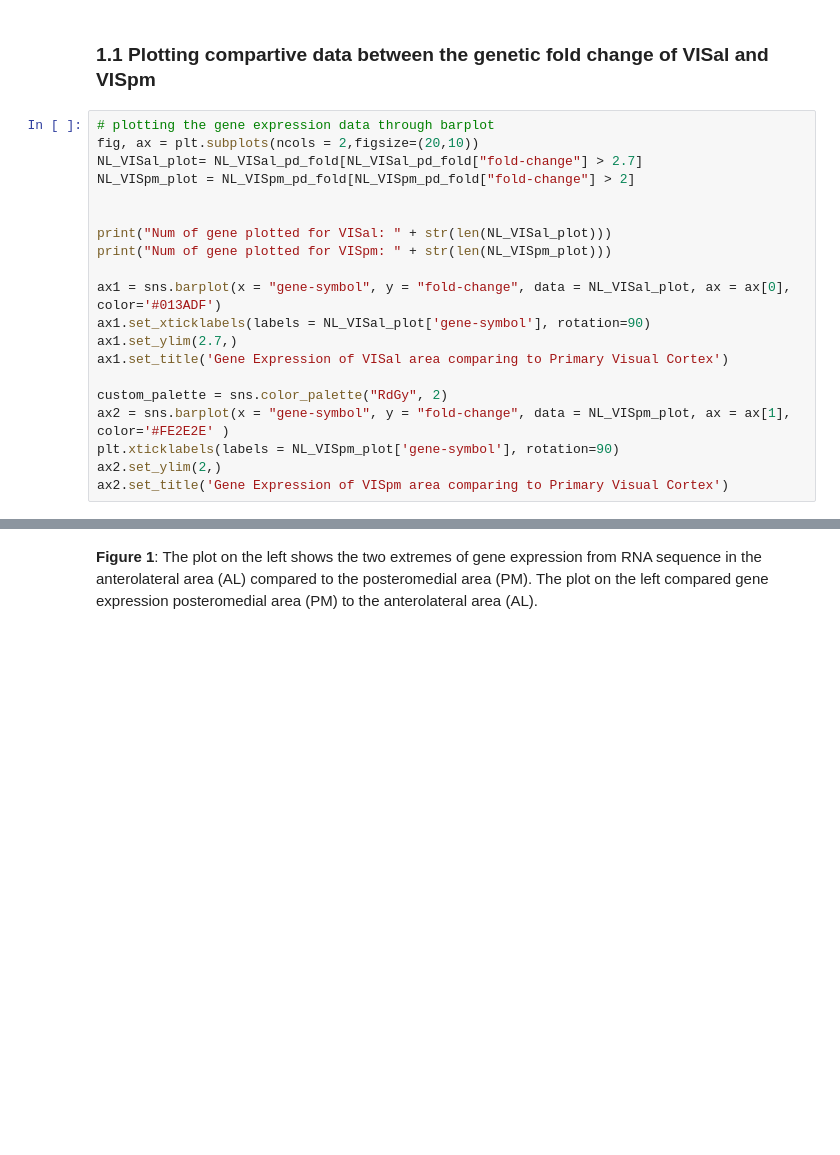
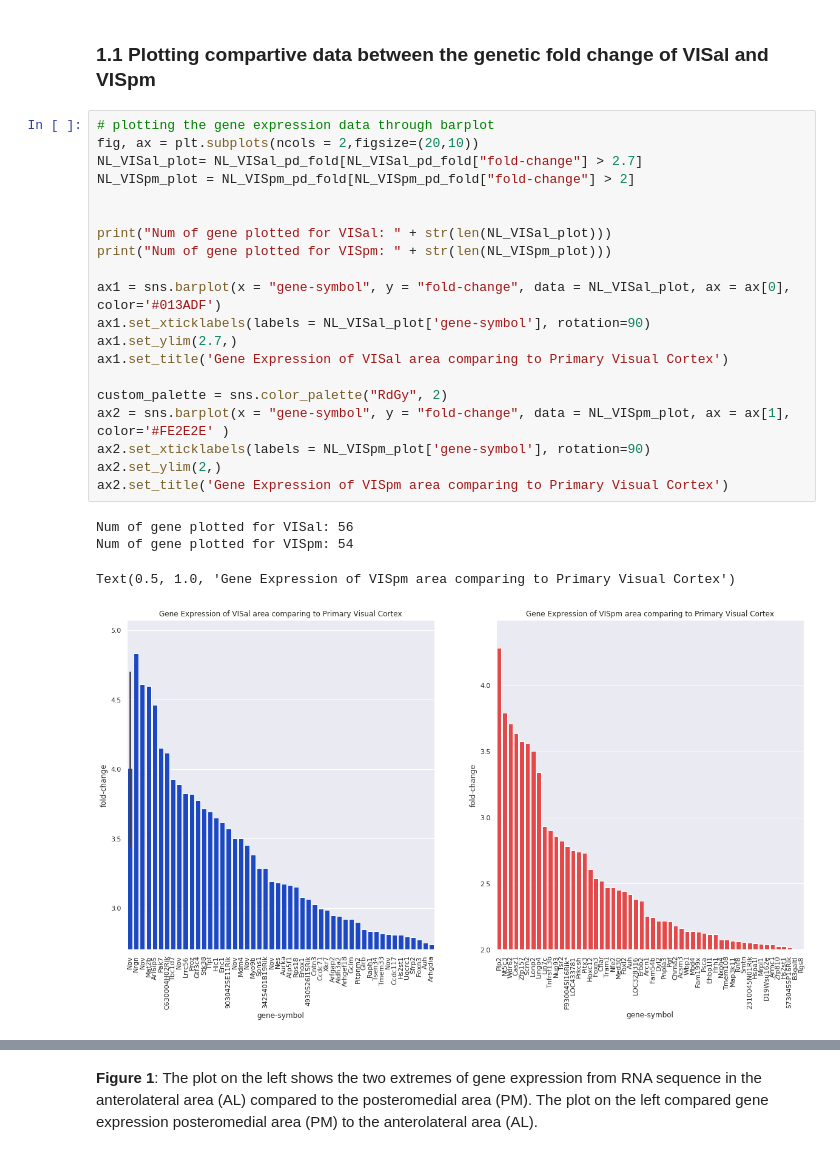
Before and after one commit to tthd0214/CellTypeProject, a Jupyter notebook: FinalProject/BIPN 162 Final Project Group 8.ipynb, the cells around one changed output, grey strips where cells are left out. Cells and saved outputs as stored; diff of their text form; blank space fills up the shorter version.

```diff
--- a/FinalProject/BIPN 162 Final Project Group 8.ipynb
+++ b/FinalProject/BIPN 162 Final Project Group 8.ipynb
@@ -650,23 +608,28 @@ Include cells that describe the steps in your data analysis.
 # %%
 # plotting the gene expression data through barplot
 fig, ax = plt.subplots(ncols = 2,figsize=(20,10))
 NL_VISal_plot= NL_VISal_pd_fold[NL_VISal_pd_fold["fold-change"] > 2.7]
 NL_VISpm_plot = NL_VISpm_pd_fold[NL_VISpm_pd_fold["fold-change"] > 2]
 
 
 print("Num of gene plotted for VISal: " + str(len(NL_VISal_plot)))
 print("Num of gene plotted for VISpm: " + str(len(NL_VISpm_plot)))
 
 ax1 = sns.barplot(x = "gene-symbol", y = "fold-change", data = NL_VISal_plot, ax = ax[0], color='#013ADF')
 ax1.set_xticklabels(labels = NL_VISal_plot['gene-symbol'], rotation=90)
 ax1.set_ylim(2.7,)
 ax1.set_title('Gene Expression of VISal area comparing to Primary Visual Cortex')
 
 custom_palette = sns.color_palette("RdGy", 2)
 ax2 = sns.barplot(x = "gene-symbol", y = "fold-change", data = NL_VISpm_plot, ax = ax[1], color='#FE2E2E' )
-plt.xticklabels(labels = NL_VISpm_plot['gene-symbol'], rotation=90)
+ax2.set_xticklabels(labels = NL_VISpm_plot['gene-symbol'], rotation=90)
 ax2.set_ylim(2,)
 ax2.set_title('Gene Expression of VISpm area comparing to Primary Visual Cortex')
+# %% [output]
+Num of gene plotted for VISal: 56
+Num of gene plotted for VISpm: 54
+Text(0.5, 1.0, 'Gene Expression of VISpm area comparing to Primary Visual Cortex')
+[figure, added]
 # %%
 # plotting the gene expression data through barplot
 fig, ax = plt.subplots(ncols = 2,figsize=(20,10))
```
Also changed, not shown: parts of 6 cells of this notebook.
